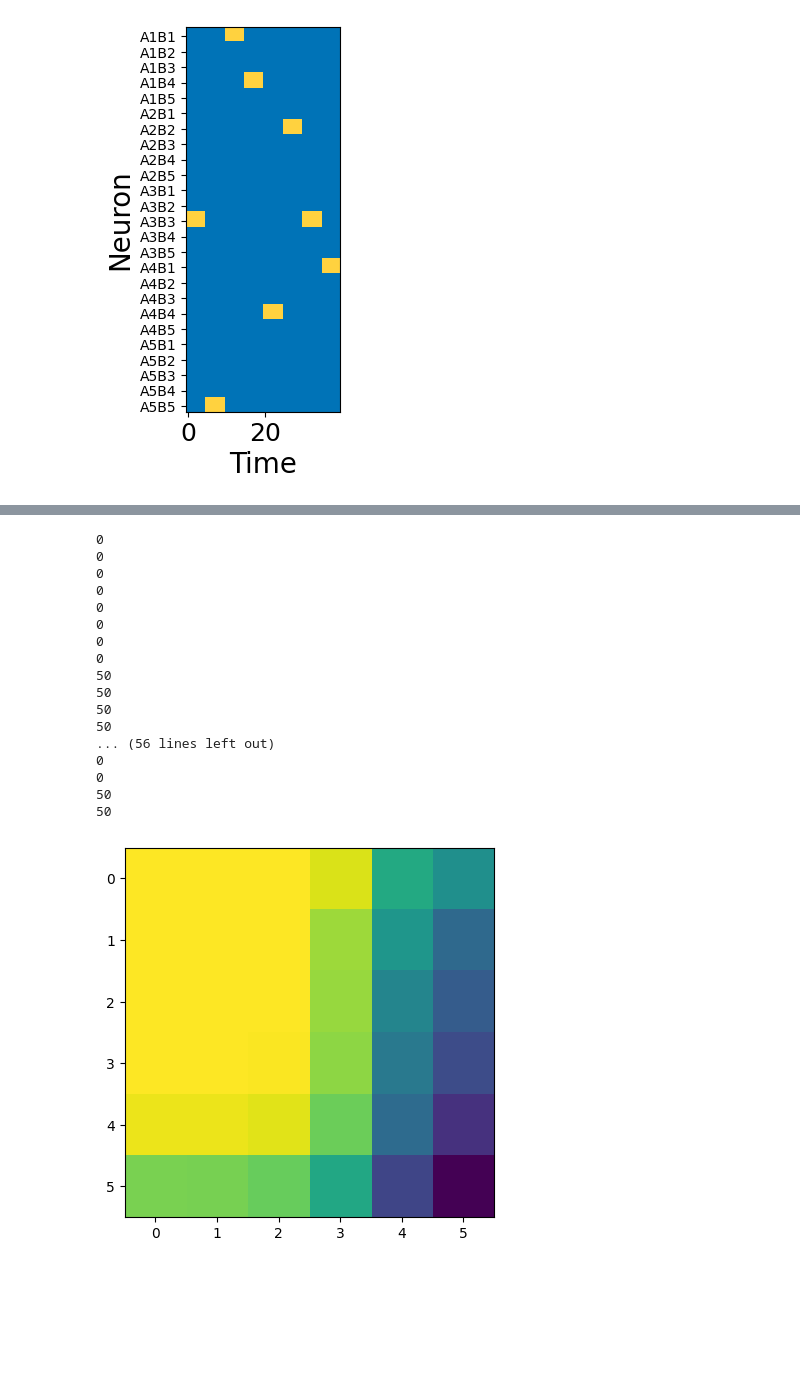
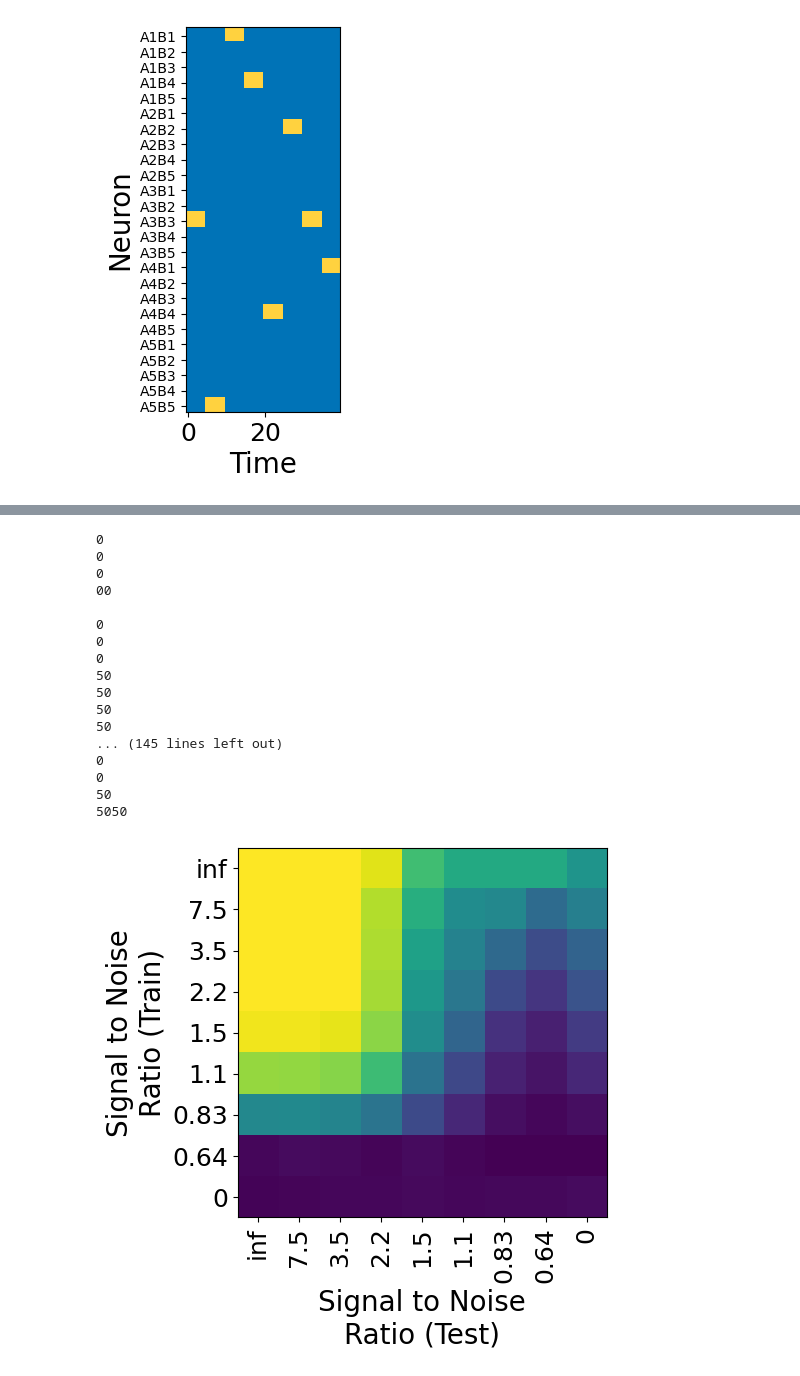
Before and after one commit to albesagonzalez/homeostatic-binary-networks, a Jupyter notebook: Figure_4.ipynb, the cells around one changed output, grey strips where cells are left out. Cells and saved outputs as stored; diff of their text form; code cells hidden in the pictures; blank space fills up the shorter version.

```diff
--- a/Figure_4.ipynb
+++ b/Figure_4.ipynb
@@ -430,8 +430,9 @@ plt.savefig("Figures/SVG/4E.svg", dpi=300, transparent=True)
 [figure]
 # %%
 num_cpu = 8
-num_swaps_train_list = np.arange(0, 21, 4)
-num_swaps_test_list = np.arange(0, 21, 4)
+num_swaps_train_list = np.arange(0, 18, 2)
+num_swaps_test_list = np.arange(0, 18, 2)
+snr_list = [get_signal_to_noise_ratio(num_swaps, network.hidden_size*network.hidden_sparsity[0], network.hidden_size, ) for num_swaps in num_swaps_train_list]
 num_seeds = 1
 seeds = np.arange(num_seeds)
 seeds = [int(s) for s in np.asarray(seeds).ravel().tolist()]
@@ -444,8 +461,8 @@ results = np.array(pool.starmap(figure4_accuracy, experiment_params))
 0
 0
 0
-0
-0
+00
+
 0
 0
 0
@@ -453,13 +470,20 @@ results = np.array(pool.starmap(figure4_accuracy, experiment_params))
 50
 50
 50
-... (56 lines left out)
+... (145 lines left out)
 0
 0
 50
-50
+5050
-# %%
-plt.imshow(results.mean(axis=1).reshape((6, 6)).T)
-plt.savefig("Figures/SVG/4E.svg", dpi=300, transparent=True)
-# %% [output]
-[figure, removed]
+# %%
+snr_labels = [f"{x:.2g}" for x in snr_list]
+
+plt.imshow(results.mean(axis=1).reshape(len(snr_list), len(snr_list)).T)
+
+plt.ylabel("Signal to Noise\nRatio (Train)", fontsize=20)
+plt.xlabel("Signal to Noise\nRatio (Test)", fontsize=20)
+plt.xticks(np.arange(len(snr_labels)), snr_labels, fontsize=18, rotation=90)
+plt.yticks(np.arange(len(snr_labels)), snr_labels, fontsize=18)
+plt.savefig("Figures/SVG/4E.svg", dpi=300, transparent=True)
+# %% [output]
+[figure, added]
```
Also changed, not shown: parts of 6 cells of this notebook, 54 other files.
